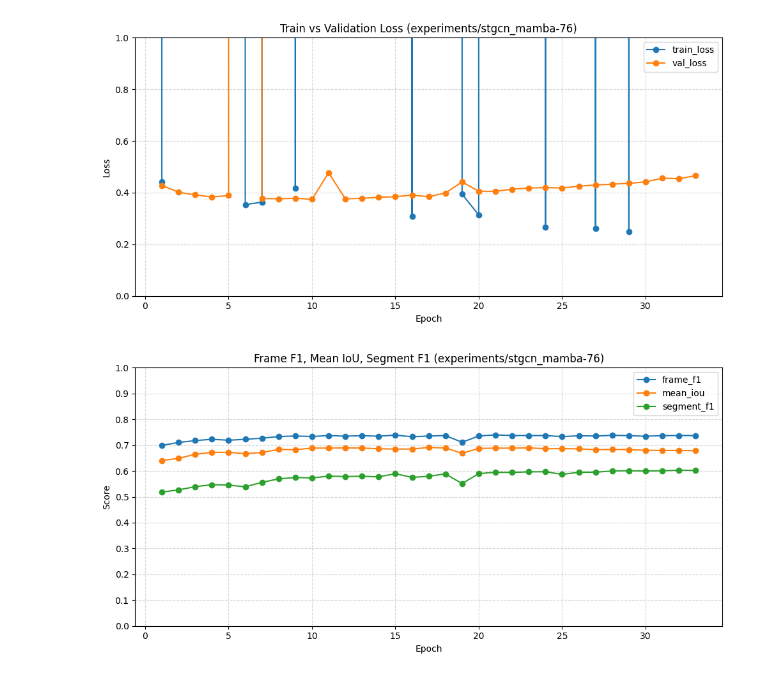
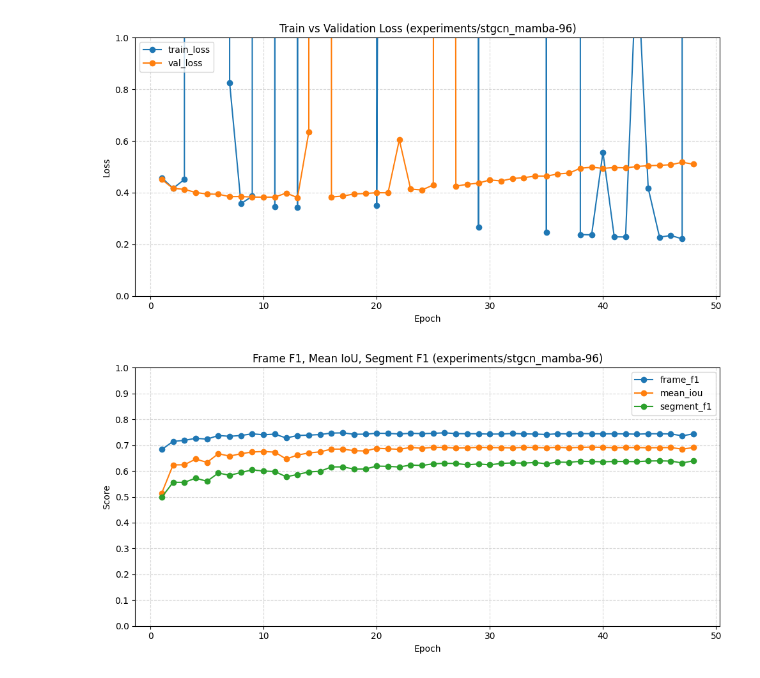
Before and after one commit to genkimats/Sign-Segmentation, a Jupyter notebook: tools.ipynb, the cells around one changed output. Drawn from its saved outputs; the diff is of its cells as text; code cells hidden in the pictures.

```diff
--- a/tools.ipynb
+++ b/tools.ipynb
@@ -98,7 +14,7 @@ experiments_dir = "experiments"
 # --- FILTER OPTIONS ---
 # Put the exact model_name you want to filter by (e.g., "stgcn_mamba", "bimamba").
 # If you want to process ALL directories, leave this as None.
-target_model_name = "pure_mamba"  # Set to None to process all directories
+target_model_name = "stgcn_mamba"  # Set to None to process all directories
 
 # --- NEW: MULTIPLE HYPERPARAMETERS DISPLAY OPTION ---
 target_hyperparameters = ["loss_function", "window_size", "overlap", "tolerance_window", "learning_rate", "description"]
@@ -287,6 +211,6 @@ else:
 # %%
 # Select the specific experiment sub-directory to plot
-selected_subdir = os.path.join("experiments", "stgcn_mamba-76")
+selected_subdir = os.path.join("experiments", "stgcn_mamba-96")
 metrics_file = os.path.join(selected_subdir, "training_metrics.csv")
 
 import matplotlib.pyplot as plt
@@ -306,32 +230,32 @@ for col in ['train_loss', 'val_loss', 'frame_f1', 'mean_iou', 'segment_f1']:
 df = df.sort_values('epoch')
 
 # Plot 1: train_loss and val_loss
 plt.figure(figsize=(10, 5))
 plt.plot(df['epoch'], df['train_loss'], marker='o', label='train_loss')
 plt.plot(df['epoch'], df['val_loss'], marker='o', label='val_loss')
 plt.title(f"Train vs Validation Loss ({selected_subdir})")
 plt.xlabel('Epoch')
 plt.ylabel('Loss')
 plt.ylim(0, 1)
 plt.legend()
 plt.grid(True, linestyle='--', alpha=0.5)
 plt.tight_layout()
 plt.show()
 
 # Plot 2: frame_f1, mean_iou, segment_f1
 plt.figure(figsize=(10, 5))
 plt.plot(df['epoch'], df['frame_f1'], marker='o', label='frame_f1')
 plt.plot(df['epoch'], df['mean_iou'], marker='o', label='mean_iou')
 plt.plot(df['epoch'], df['segment_f1'], marker='o', label='segment_f1')
 plt.title(f"Frame F1, Mean IoU, Segment F1 ({selected_subdir})")
 plt.xlabel('Epoch')
 plt.ylabel('Score')
 plt.ylim(0, 1)
 plt.yticks(np.arange(0, 1.1, 0.1))
 plt.legend()
 plt.grid(True, linestyle='--', alpha=0.5)
 plt.tight_layout()
 plt.show()
 # %% [output]
-[figure, old version]
+[figure, new version]
-[figure, old version]
+[figure, new version]
```
Also changed, not shown: parts of 2 cells of this notebook, 1 other file.
